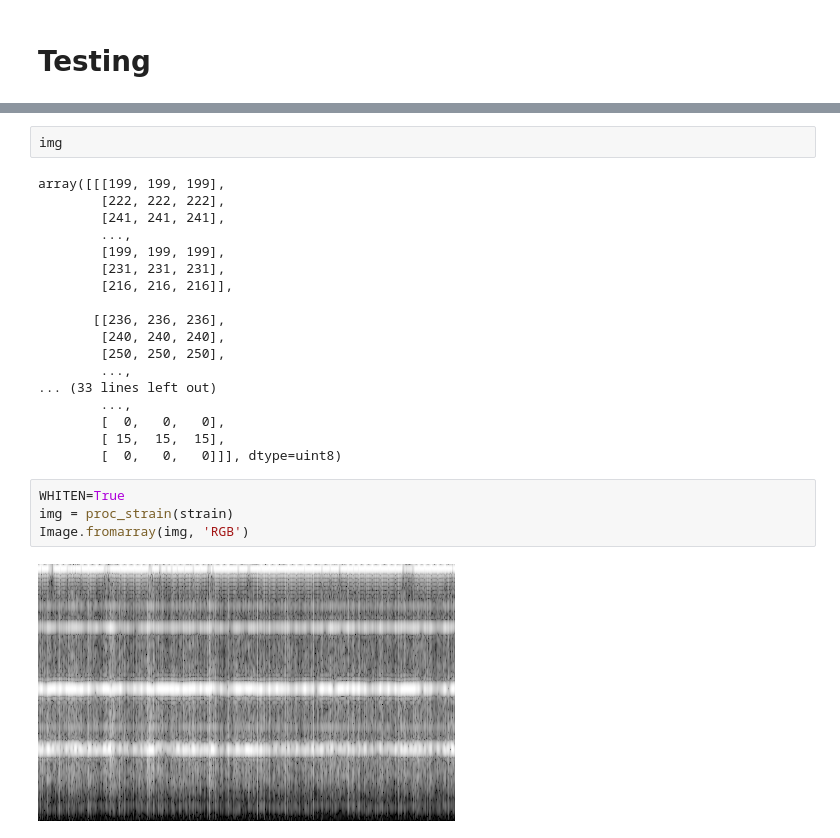
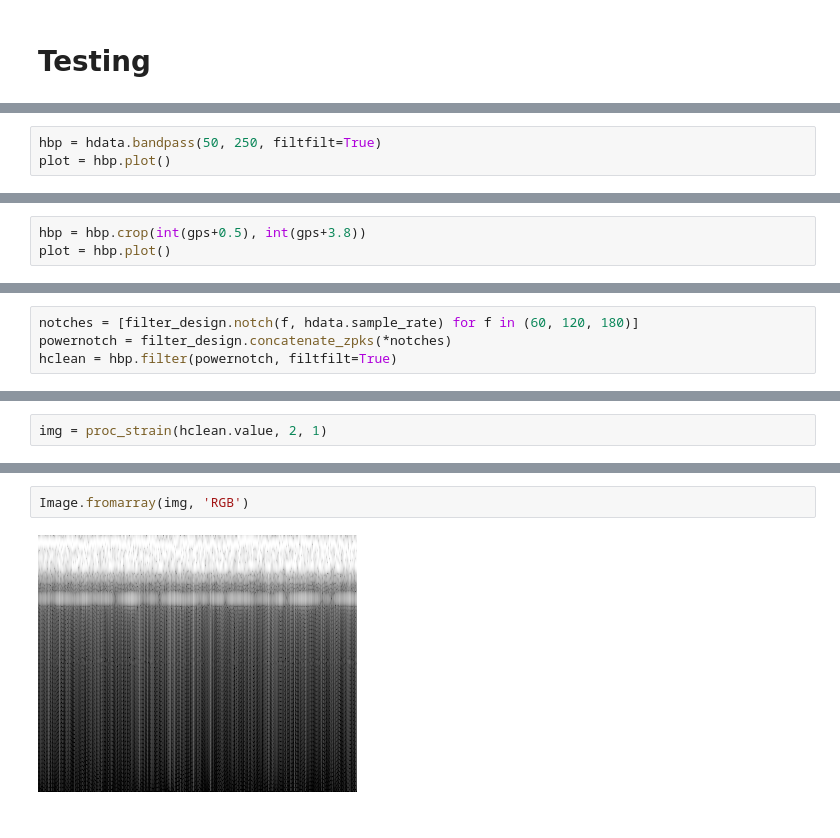
Before and after one commit to GilesStrong/LIP_DS_2019_Challenge, a Jupyter notebook: notebooks/Image_Creation.ipynb, the cells around one changed output, grey strips where cells are left out. Drawn from its saved outputs; the diff is of its cells as text.

Commit message:
Adding filtering

```diff
--- a/notebooks/Image_Creation.ipynb
+++ b/notebooks/Image_Creation.ipynb
@@ -138,0 +182,3 @@ Image.fromarray(img, 'RGB')
+# %%
+hbp = hdata.bandpass(50, 250, filtfilt=True)
+plot = hbp.plot()
@@ -138,0 +191,3 @@ Image.fromarray(img, 'RGB')
+# %%
+hbp = hbp.crop(int(gps+0.5), int(gps+3.8))
+plot = hbp.plot()
@@ -138,0 +203,4 @@ Image.fromarray(img, 'RGB')
+# %%
+notches = [filter_design.notch(f, hdata.sample_rate) for f in (60, 120, 180)]
+powernotch = filter_design.concatenate_zpks(*notches)
+hclean = hbp.filter(powernotch, filtfilt=True)
@@ -139 +253,3 @@ Image.fromarray(img, 'RGB')
+# %%
+img = proc_strain(hclean.value, 2, 1)
 # %%
@@ -159,26 +259,4 @@ array([[[195, 195, 195],
-# %%
-img
-# %% [output]
-array([[[199, 199, 199],
-        [222, 222, 222],
-        [241, 241, 241],
-        ...,
-        [199, 199, 199],
-        [231, 231, 231],
-        [216, 216, 216]],
-
-       [[236, 236, 236],
-        [240, 240, 240],
-        [250, 250, 250],
-        ...,
-... (33 lines left out)
-        ...,
-        [  0,   0,   0],
-        [ 15,  15,  15],
-        [  0,   0,   0]]], dtype=uint8)
 # %%
-WHITEN=True
-img = proc_strain(strain)
 Image.fromarray(img, 'RGB')
 # %% [output]
-[figure, old version]
+[figure, new version]
```
Also changed, not shown: parts of 42 cells of this notebook.
